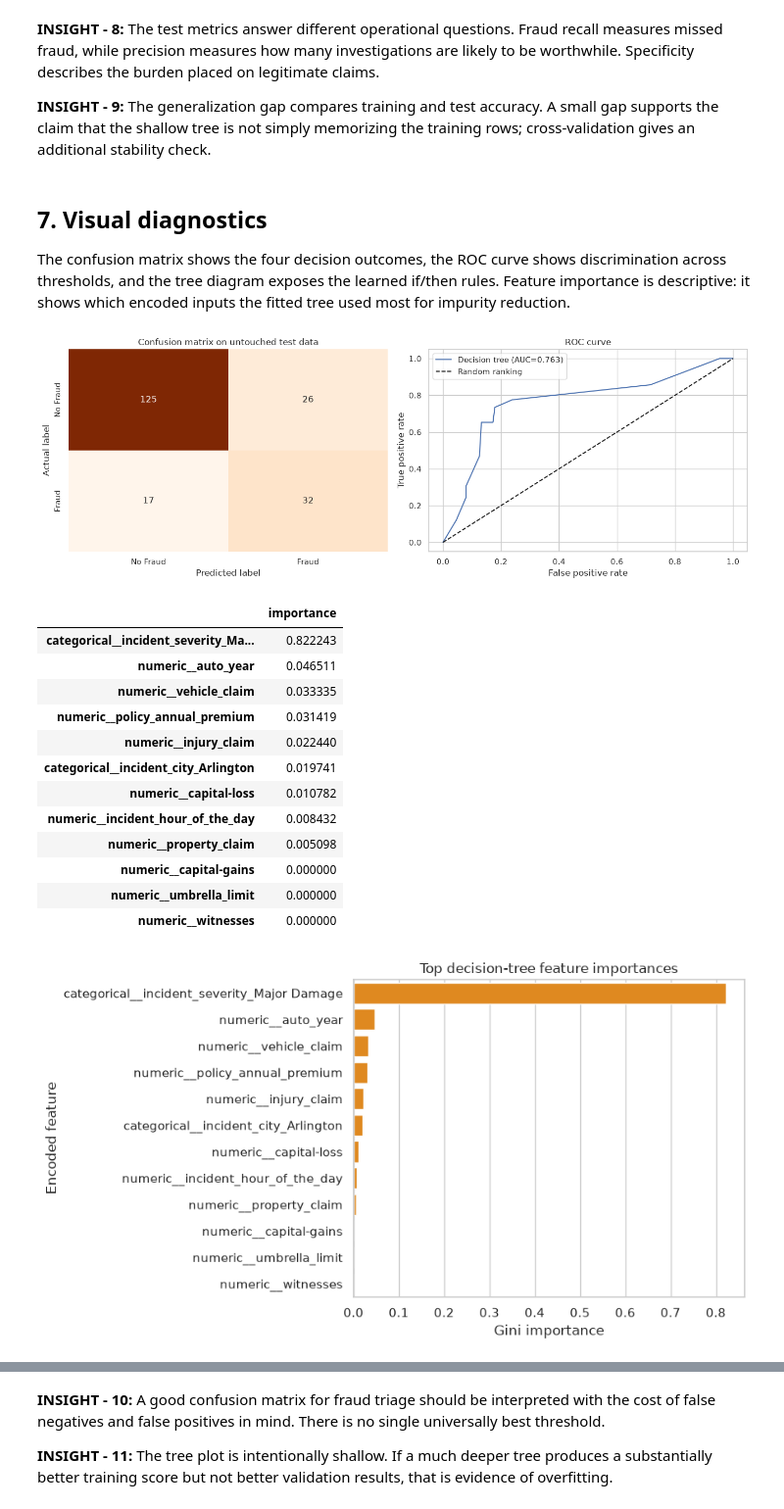
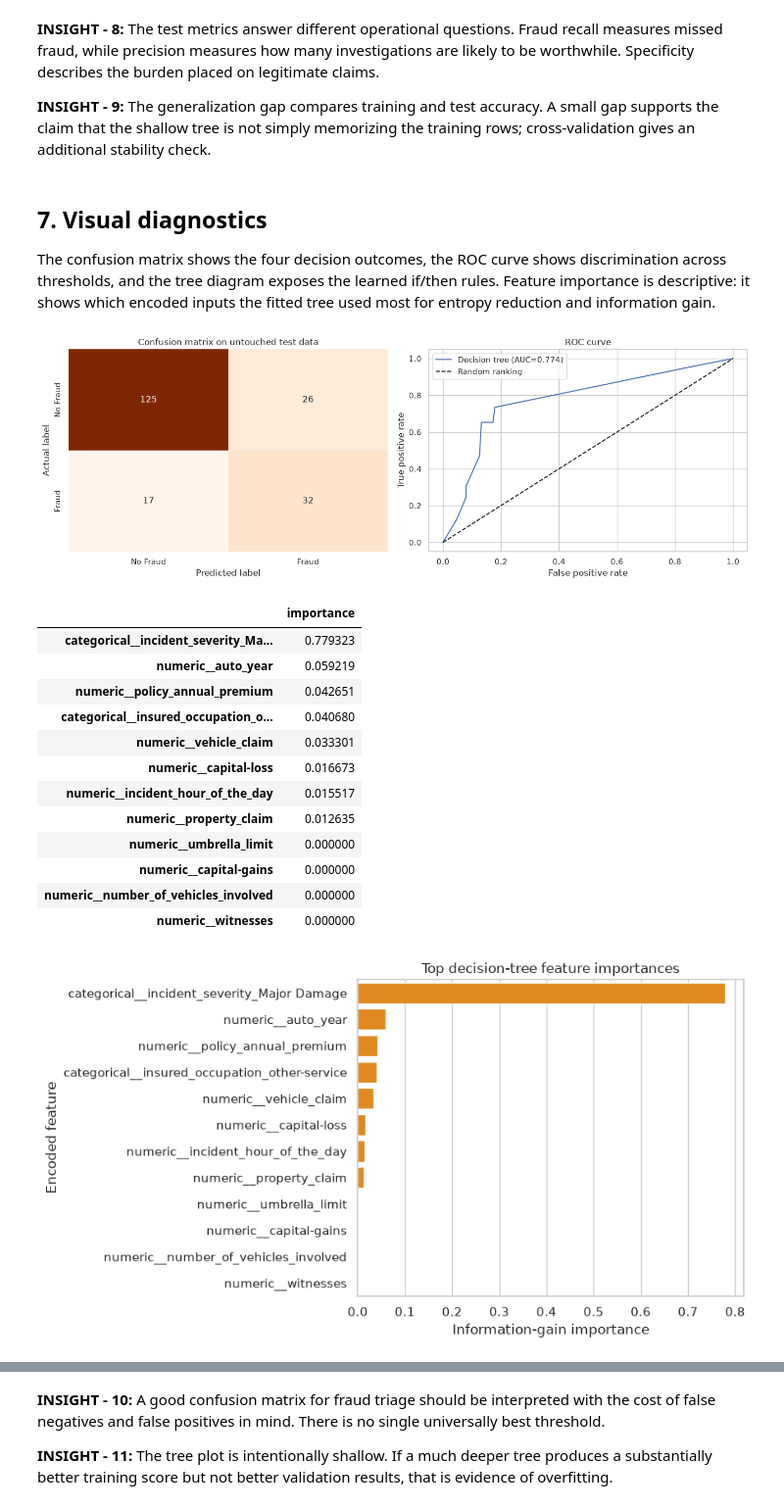
Before and after one commit to rupikap009/ML-Techniques, a Jupyter notebook: notebooks/03_insurance_fraud_decision_tree.ipynb, the cells around one changed output, grey strips where cells are left out. Shown at 98% size. Saved outputs shown, nothing was run; the diff lists cells and outputs as text; code cells hidden in the pictures.

```diff
--- a/notebooks/03_insurance_fraud_decision_tree.ipynb
+++ b/notebooks/03_insurance_fraud_decision_tree.ipynb
@@ -425,7 +431,7 @@ preprocessor = ColumnTransformer(
 )
 
 tree = DecisionTreeClassifier(
-    criterion="gini",
+    criterion="entropy",
     max_depth=4,
     min_samples_leaf=20,
     class_weight="balanced",
@@ -540,7 +546,7 @@ weighted avg       0.80      0.79      0.79       200
 # %% [markdown]
 ## 7. Visual diagnostics
 
-The confusion matrix shows the four decision outcomes, the ROC curve shows discrimination across thresholds, and the tree diagram exposes the learned if/then rules. Feature importance is descriptive: it shows which encoded inputs the fitted tree used most for impurity reduction.
+The confusion matrix shows the four decision outcomes, the ROC curve shows discrimination across thresholds, and the tree diagram exposes the learned if/then rules. Feature importance is descriptive: it shows which encoded inputs the fitted tree used most for entropy reduction and information gain.
 # %%
 fig, axes = plt.subplots(1, 2, figsize=(14, 5))
 sns.heatmap(
@@ -567,39 +573,39 @@ axes[1].legend()
 plt.tight_layout()
 plt.show()
 # %% [output]
-[figure, old version]
+[figure, new version]
 # %%
 feature_names = model.named_steps["preprocess"].get_feature_names_out()
 tree_classifier = model.named_steps["classifier"]
 importance = (
     pd.Series(tree_classifier.feature_importances_, index=feature_names)
     .sort_values(ascending=False)
     .head(12)
 )
 display(importance.rename("importance").to_frame())
 
 plt.figure(figsize=(9, 5))
 sns.barplot(x=importance.values, y=importance.index, color="darkorange")
 plt.title("Top decision-tree feature importances")
-plt.xlabel("Gini importance")
+plt.xlabel("Information-gain importance")
 plt.ylabel("Encoded feature")
 plt.tight_layout()
 plt.show()
 # %% [output]
 |  | importance |
-| categorical__incident_severity_Ma... | 0.822243 |
-| numeric__auto_year | 0.046511 |
-| numeric__vehicle_claim | 0.033335 |
-| numeric__policy_annual_premium | 0.031419 |
-| numeric__injury_claim | 0.022440 |
-| categorical__incident_city_Arlington | 0.019741 |
-| numeric__capital-loss | 0.010782 |
-| numeric__incident_hour_of_the_day | 0.008432 |
-| numeric__property_claim | 0.005098 |
+| categorical__incident_severity_Ma... | 0.779323 |
+| numeric__auto_year | 0.059219 |
+| numeric__policy_annual_premium | 0.042651 |
+| categorical__insured_occupation_o... | 0.040680 |
+| numeric__vehicle_claim | 0.033301 |
+| numeric__capital-loss | 0.016673 |
+| numeric__incident_hour_of_the_day | 0.015517 |
+| numeric__property_claim | 0.012635 |
+| numeric__umbrella_limit | 0.000000 |
 | numeric__capital-gains | 0.000000 |
-| numeric__umbrella_limit | 0.000000 |
+| numeric__number_of_vehicles_involved | 0.000000 |
 | numeric__witnesses | 0.000000 |
-[figure, old version]
+[figure, new version]
 # %%
 plt.figure(figsize=(22, 10))
 plot_tree(
```
Also changed, not shown: parts of 5 cells of this notebook.
